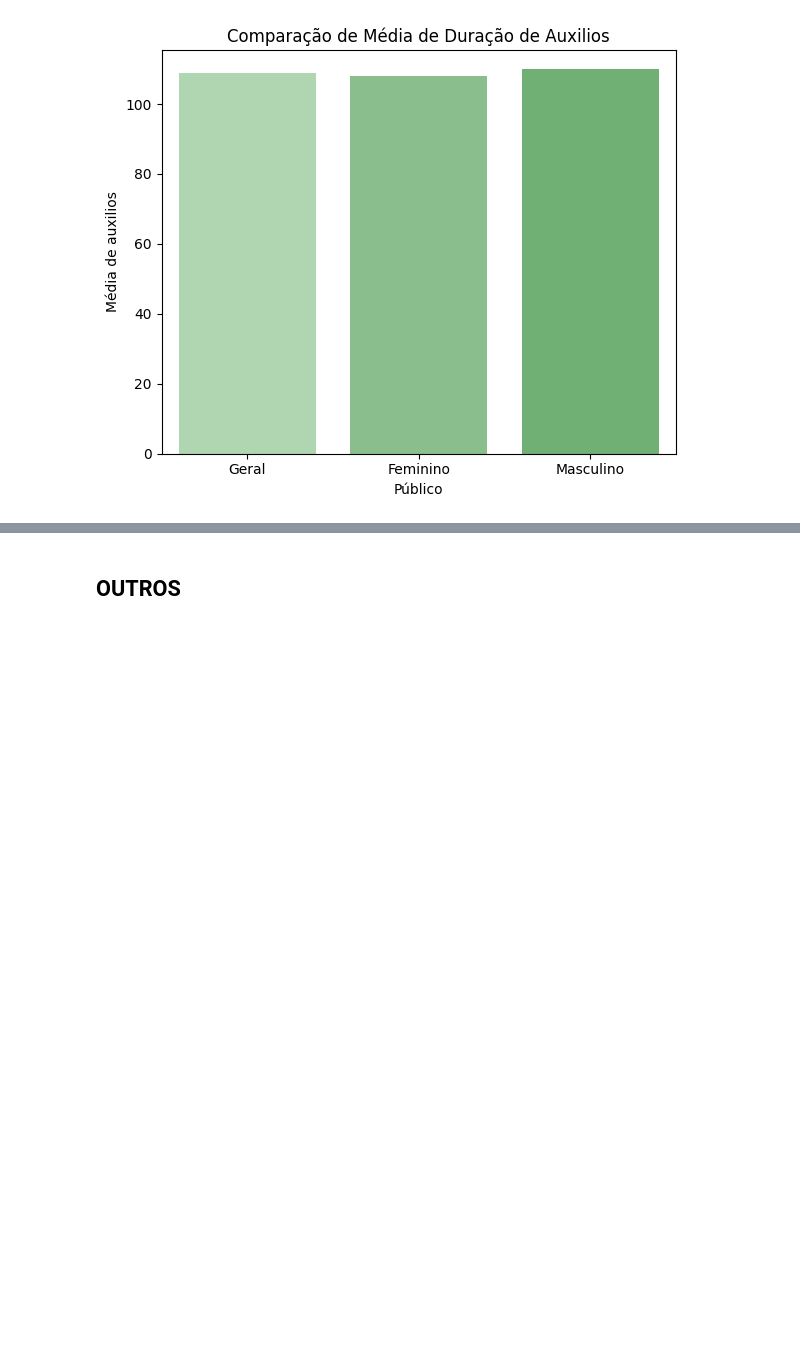
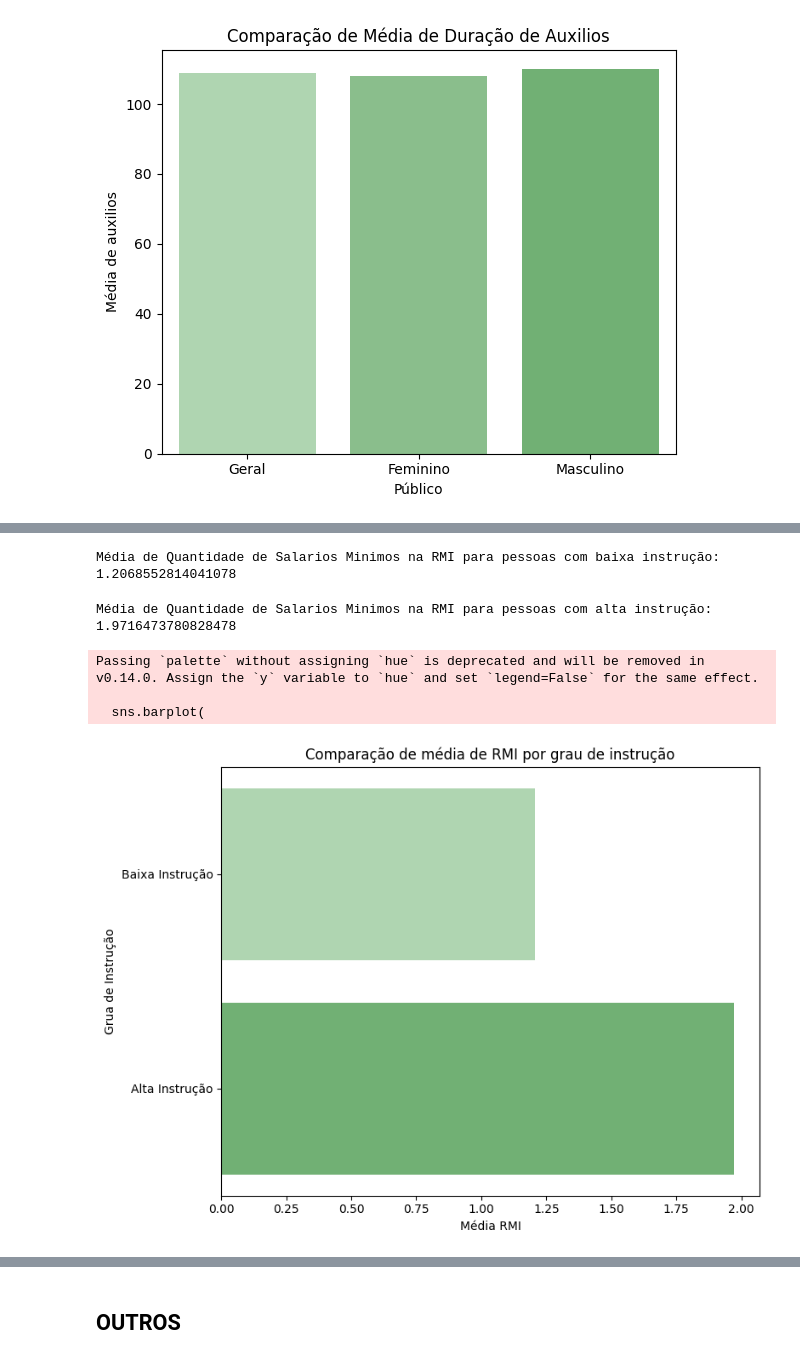
Before and after one commit to Estressei/ProjetoTrilhaDados, a Jupyter notebook: main.ipynb, the cells around one changed output, grey strips where cells are left out. Drawn from its saved outputs; the diff is of its cells as text; code cells hidden in the pictures; blank space fills up the shorter version.

```diff
--- a/main.ipynb
+++ b/main.ipynb
@@ -594,0 +772,36 @@ df_total_genero
+# %%
+#Calcula a média de salarios minimos para pessoas com baixa instrução
+media_instrucao_baixa = df_instrucao_baixa['Quant salarios minimos na RMI'].mean()
+print(f'Média de Quantidade de Salarios Minimos na RMI para pessoas com baixa instrução: {media_instrucao_baixa}')
+# %% [output]
+Média de Quantidade de Salarios Minimos na RMI para pessoas com baixa instrução: 1.2068552814041078
+# %%
+#Calcula a média de salarios minimos para pessoas com alta instrução
+media_instrucao_alta = df_instrucao_alta['Quant salarios minimos na RMI'].mean()
+print(f'Média de Quantidade de Salarios Minimos na RMI para pessoas com alta instrução: {media_instrucao_alta}')
+# %% [output]
+Média de Quantidade de Salarios Minimos na RMI para pessoas com alta instrução: 1.9716473780828478
+# %%
+##grafico
+df_media_rmi_instrucao = pd.DataFrame({
+    'Nível de Instrução': ['Baixa Instrução', 'Alta Instrução'],
+    'Média RMI': [media_instrucao_baixa, media_instrucao_alta]
+})
+
+plt.figure(figsize=(8,6))
+sns.barplot(
+    data=df_media_rmi_instrucao,
+    y='Nível de Instrução',
+    x='Média RMI',
+    palette=['#A8DCAB', '#66BB6A']
+)
+plt.title('Comparação de média de RMI por grau de instrução')
+plt.xlabel('Média RMI')
+plt.ylabel('Grua de Instrução')
+plt.tight_layout()
+plt.show()
+# %% [output]
+Passing `palette` without assigning `hue` is deprecated and will be removed in v0.14.0. Assign the `y` variable to `hue` and set `legend=False` for the same effect.
+
+  sns.barplot(
+[figure, added]
```
Also changed, not shown: parts of 56 cells of this notebook.
